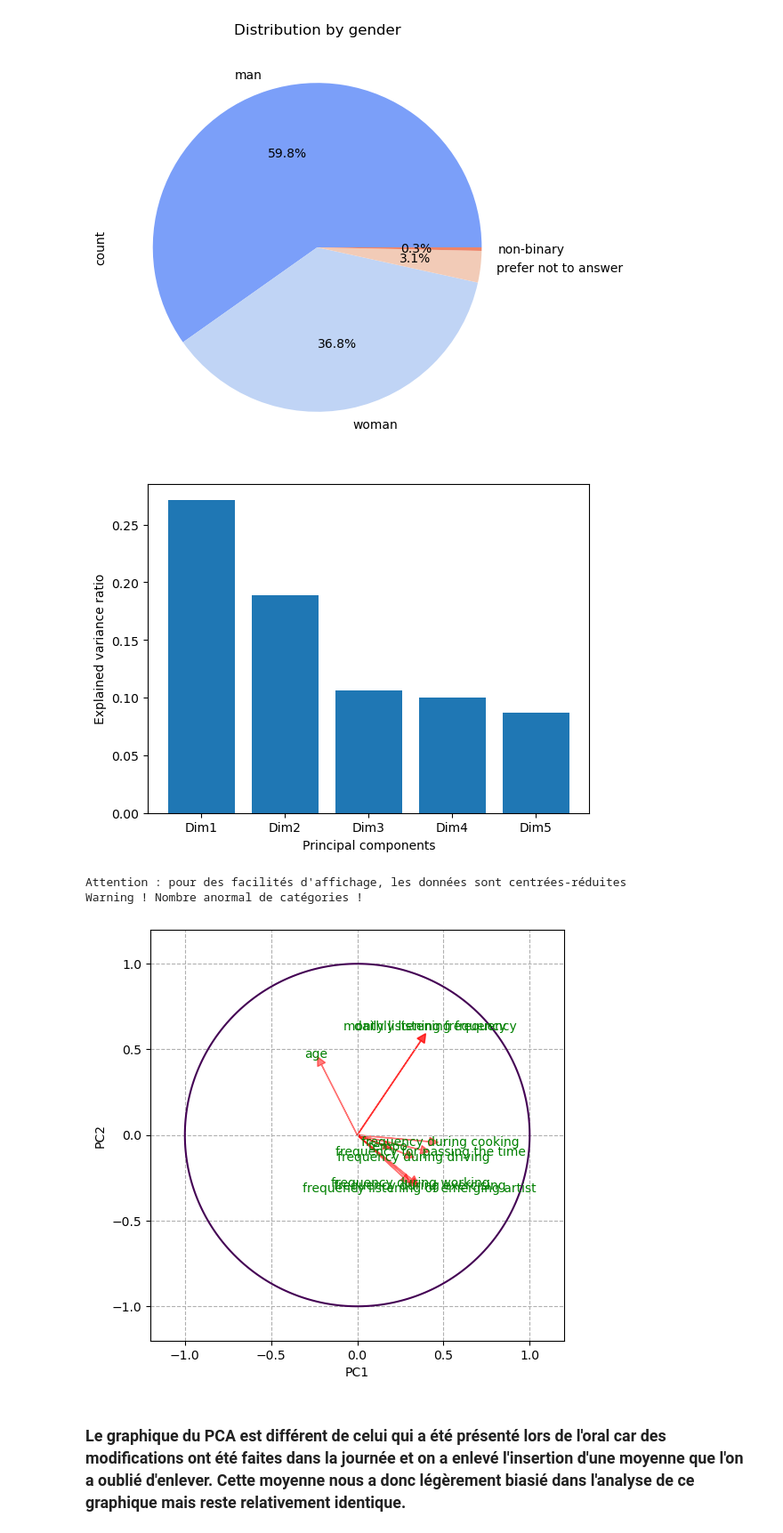
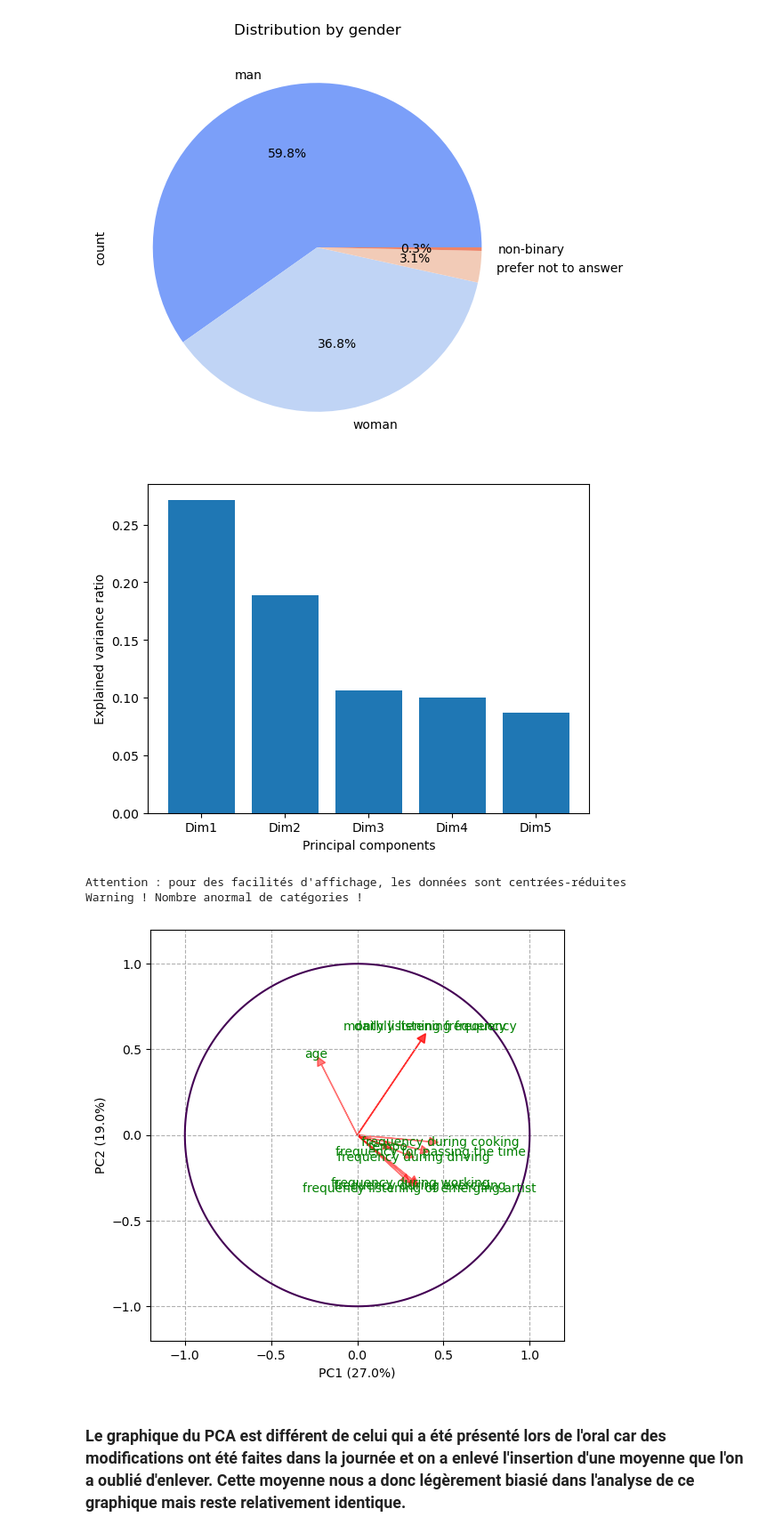
Before and after one commit to MatheoPf/myli, a Jupyter notebook: analyse.ipynb, the cells around one changed output. Shown at 89% size. Saved outputs shown, nothing was run; the diff lists cells and outputs as text; code cells hidden in the pictures.

```diff
--- a/analyse.ipynb
+++ b/analyse.ipynb
@@ -73,23 +73,28 @@ plt.show()
 # %%
 y1 = list(pca.explained_variance_ratio_)
 x1 = range(len(y1))
 plt.bar(x1, y1)
 plt.xticks(list(x1), [f"Dim{i+1}" for i in x1])
 plt.xlabel("Principal components")
 plt.ylabel("Explained variance ratio")
 plt.show()
 
+listVariance = np.round(pca.explained_variance_ratio_*100)
+
 biplot(score=pca_res[:, 0:2],
        coeff=np.transpose(pca.components_[0:2, :]),
        cat=data['gender'].iloc[:0],
        coeff_labels=list(data_quant.columns),
-       density=False)
+       density=False,
+       xLabel=f"PC1 ({listVariance[0]}%)",
+       yLabel=f"PC2 ({listVariance[1]}%)"
+       )
 plt.show()
 # %% [output]
 [figure]
 Attention : pour des facilités d'affichage, les données sont centrées-réduites
 Warning ! Nombre anormal de catégories !
-[figure, old version]
+[figure, new version]
 # %% [markdown]
 ### Le graphique du PCA est différent de celui qui a été présenté lors de l'oral car des modifications ont été faites dans la journée et on a enlevé l'insertion d'une moyenne que l'on a oublié d'enlever. Cette moyenne nous a donc légèrement biasié dans l'analyse de ce graphique mais reste relativement identique.
 # %%
```
Also changed, not shown: 1 other file.
